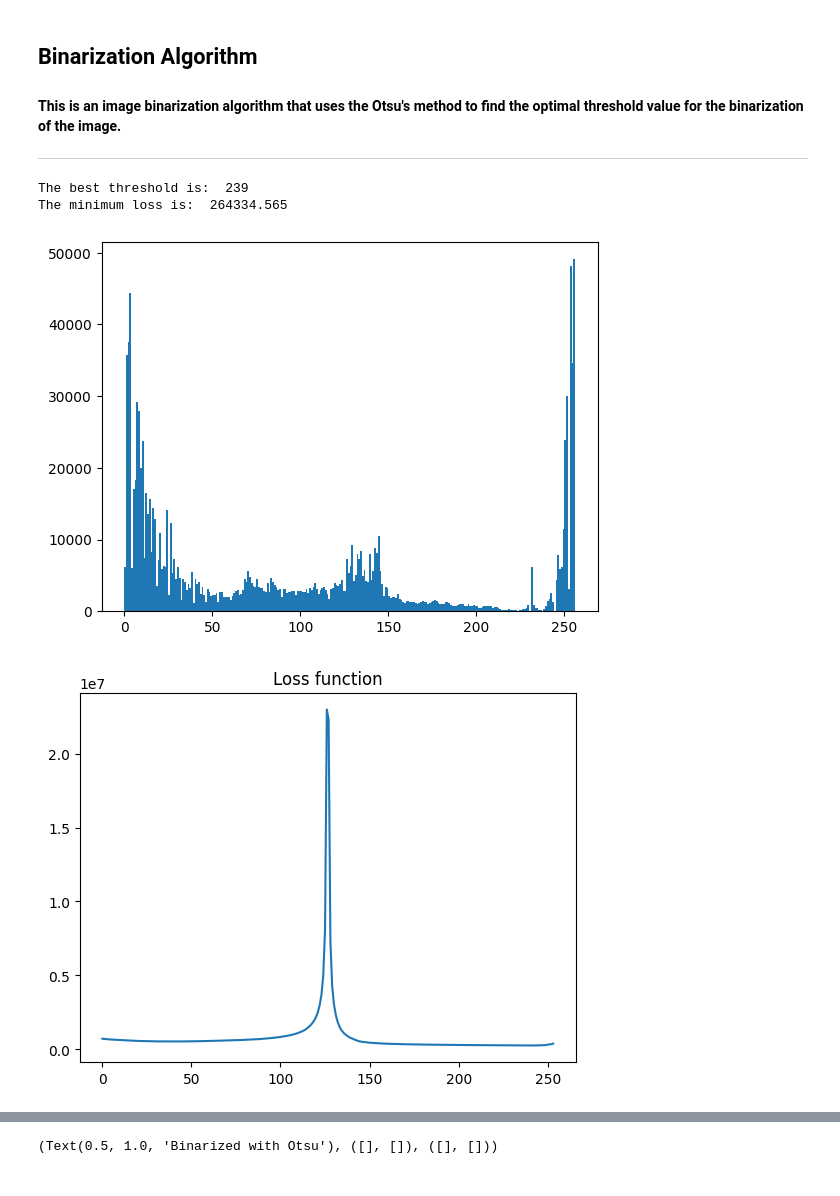
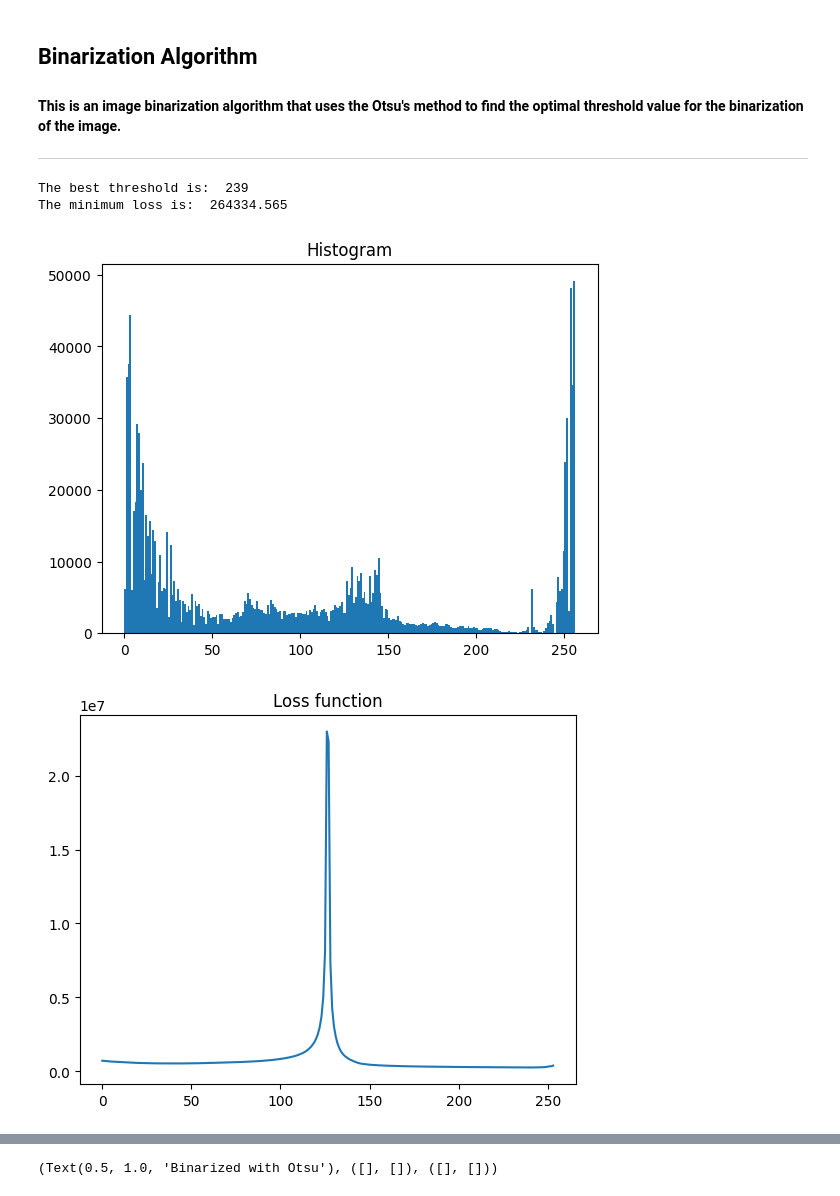
Before and after one commit to DavideLigari/computerVision, a Jupyter notebook: binarization.ipynb, the cells around one changed output, grey strips where cells are left out. Drawn from its saved outputs; the diff is of its cells as text; code cells hidden in the pictures.

```diff
--- a/binarization.ipynb
+++ b/binarization.ipynb
@@ -16,6 +16,7 @@ img_gray = cv.cvtColor(img, cv.COLOR_BGR2GRAY)
 
 # Show the histogram
 num, bin, _ = plt.hist(img_gray.ravel(), 256, [0, 256])
+plt.title('Histogram')
 
 # Loss function
 def get_loss(num, bin, thresh):
@@ -35,34 +36,34 @@ def get_loss(num, bin, thresh):
 
 def get_best_thresh(num, bin, show_loss = False):
 	loss_list = []
 	for i in range(1,255):
 		loss = get_loss(num, bin, i)
 		loss_list.append(loss)
 	min_loss = np.min(loss_list)
 	best_thresh = np.argmin(loss_list)
 	if show_loss:
 		plt.figure()
 		plt.plot(loss_list)
 		plt.title('Loss function')
 	return best_thresh, min_loss
 
 def apply_thresh(img_gray, thresh, show_img = False):
 	img_bin = img_gray > thresh # Mask
 	if show_img:
 		plt.figure()
 		plt.imshow(img_bin, cmap='gray')
 		plt.title('Binarized'), plt.xticks([]), plt.yticks([])
 	return img_bin
 
 best_thresh, min_loss = get_best_thresh(num, bin, show_loss=True)
 img_bin = apply_thresh(img_gray, best_thresh, show_img = True)
 
 print('The best threshold is: ', best_thresh)
 print('The minimum loss is: ', min_loss)
 # %% [output]
 The best threshold is:  239
 The minimum loss is:  264334.565
-[figure, old version]
+[figure, new version]
 [figure]
 [figure]
 # %%
```
